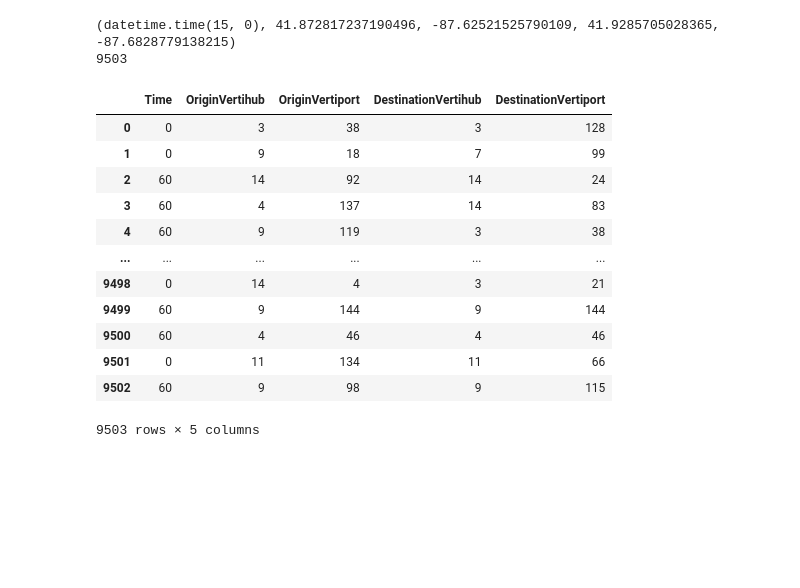
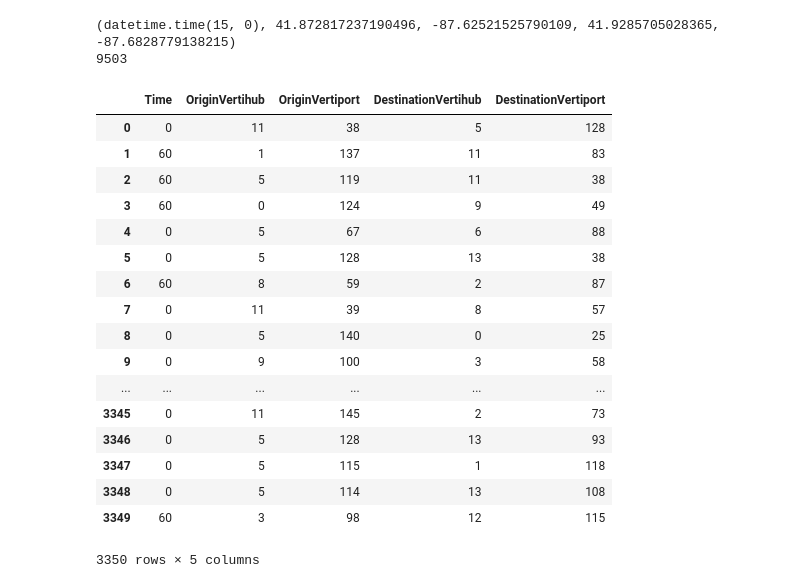
Before and after one commit to JoeMuff999/UAM-Planning-Toolkit, a Jupyter notebook: ops_limits_data_formatting.ipynb, the cells around one changed output. Cells and saved outputs as stored; diff of their text form; code cells hidden in the pictures; blank space fills up the shorter version.

```diff
--- a/ops_limits_data_formatting.ipynb
+++ b/ops_limits_data_formatting.ipynb
@@ -47,9 +53,19 @@ formatted_df = formatted_df[['long','lat','color']].to_numpy()
 kmeans = k_means(formatted_df, NUM_VERTIPORTS)
 # %% [output]
 [figure]
-# %%
-def duplicate_vertihub(vertihub_to_duplicate, num_duplications):
-    print('test')
+# %%
+def duplicate_vertihub(vertihub_to_duplicate: int, new_vertihub_number : int, num_duplications : int, vertihubs_to_vertiports, column_header : str):
+    # find the vertiports associated with the original vertihub
+    vertiports = []
+    for idx, vertihub in enumerate(vertihubs_to_vertiports['vertihub_0']):
+        if vertihub == vertihub_to_duplicate:
+            vertiports.append(idx)
+
+    for i in range(num_duplications):
+        for vertiport in vertiports:
+            vertihubs_to_vertiports[column_header + str(i+1)][vertiport] = new_vertihub_number
+            vertihubs_to_vertiports['num_vertihubs'][vertiport] += 1
+        new_vertihub_number += 1
 # %%
 # cluster centers = tower, cluster these towers for determing rendezvous points
 tower_locations = kmeans.cluster_centers_
@@ -105,7 +143,7 @@ import datetime
 
 
 TIME_RANGE_START = datetime.time(15,0,0)
-TIME_RANGE_END = datetime.time(15,1, 0)
+TIME_RANGE_END = datetime.time(15,MINUTES_OF_DATA, 0)
 # %%
 # convert to datetime.time objects
 trips_between_start_end = []
@@ -146,6 +184,7 @@ tower_to_rendezvous['tower'] = [i for i in range(NUM_VERTIPORTS)]
 
 formatted_trips = []
 min_time = datetime.datetime.combine(datetime.date.min, min(trips_between_start_end)[0])
+vertiport_trip_index = [0 for i in range(NUM_VERTIPORTS)] # default to 0 (vertihub_0).
 for trip in trips_between_start_end:
     time, origin_lat, origin_long, dest_lat, dest_long = trip
     origin = min([(ll_distance(origin_lat, origin_long, other_lat, other_long), tower)
@@ -165,29 +204,47 @@ for trip in trips_between_start_end:
     normalized_time_in_seconds = (datetime.datetime.combine(datetime.date.min, time) - min_time).seconds # each time step is one second
     origin_vertiport = origin[1]
     destination_vertiport = destination[1]
-    origin_vertihub = vertihubs_to_vertiports['vertihub'][origin_vertiport]
-    destination_vertihub = vertihubs_to_vertiports['vertihub'][destination_vertiport]
+    origin_vertihub = vertihubs_to_vertiports['vertihub_0'][origin_vertiport] #NOTE: the origin will never be one of the "additional" vertihubs -> this doesn't matter...yet
+      #NOTE: very weird. basically, later on when you use the trips, you end up dropping ones which have the same origin and destination vertihubs. Lets do this right now so that we don't end up with garbage date that we have to deal with later
+    # this fix accommadates for additional vertihubs
+    if origin_vertihub == vertihubs_to_vertiports['vertihub_0'][destination_vertiport]:
+      continue # dont add the trip!
+
+    # if vertihubs_to_vertiports['vertihub_' + str(vertiport_trip_index[destination_vertiport])][destination_vertiport] == -1:
+    #   vertiport_trip_index[destination_vertiport] = 0
+    assert(vertihubs_to_vertiports['vertihub_' + str(vertiport_trip_index[destination_vertiport])][destination_vertiport] != -1)
+    destination_vertihub = vertihubs_to_vertiports['vertihub_' + str(vertiport_trip_index[destination_vertiport])][destination_vertiport]
+
+    vertiport_trip_index[destination_vertiport] = (vertiport_trip_index[destination_vertiport] + 1)%vertihubs_to_vertiports['num_vertihubs'][destination_vertiport] # the modulo value (after the percent sign) is the number of vertihubs that this port is mapped to. Default is 1
+
+
 
     formatted_trips.append((normalized_time_in_seconds, origin_vertihub, origin_vertiport, destination_vertihub, destination_vertiport)) # seconds from start time of simulation
 # print (formatted_trips)
 # %%
 trips_df = pd.DataFrame(formatted_trips, columns=['Time', 'OriginVertihub','OriginVertiport', 'DestinationVertihub', 'DestinationVertiport'])
+path = 'data/Realtime/OpsLimits/trips_' + str(NUM_VERTIHUBS+total_additional_vertihubs) + '_minutes-' + str(MINUTES_OF_DATA)
 if USES_ADDITIONAL_VERTHUBS:
-    trips_df.to_csv('data/Realtime/OpsLimits/trips_' + str(NUM_VERTIHUBS) + '_additional_vhubs.csv', index=False)
+    trips_df.to_csv(path + '_additional_vhubs_' + str(total_additional_vertihubs) + '.csv', index=False)
 else:
-    trips_df.to_csv('data/Realtime/OpsLimits/trips_' + str(NUM_VERTIHUBS) + '.csv', index=False)
+    trips_df.to_csv(path + '.csv', index=False)
 trips_df
 # %% [output]
 |  | Time | OriginVertihub | OriginVertiport | DestinationVertihub | DestinationVertiport |
-| 0 | 0 | 3 | 38 | 3 | 128 |
-| 1 | 0 | 9 | 18 | 7 | 99 |
-| 2 | 60 | 14 | 92 | 14 | 24 |
-| 3 | 60 | 4 | 137 | 14 | 83 |
-| 4 | 60 | 9 | 119 | 3 | 38 |
+| 0 | 0 | 11 | 38 | 5 | 128 |
+| 1 | 60 | 1 | 137 | 11 | 83 |
+| 2 | 60 | 5 | 119 | 11 | 38 |
+| 3 | 60 | 0 | 124 | 9 | 49 |
+| 4 | 0 | 5 | 67 | 6 | 88 |
+| 5 | 0 | 5 | 128 | 13 | 38 |
+| 6 | 60 | 8 | 59 | 2 | 87 |
+| 7 | 0 | 11 | 39 | 8 | 57 |
+| 8 | 0 | 5 | 140 | 0 | 25 |
+| 9 | 0 | 9 | 100 | 3 | 58 |
 | ... | ... | ... | ... | ... | ... |
-| 9498 | 0 | 14 | 4 | 3 | 21 |
-| 9499 | 60 | 9 | 144 | 9 | 144 |
-| 9500 | 60 | 4 | 46 | 4 | 46 |
-| 9501 | 0 | 11 | 134 | 11 | 66 |
-| 9502 | 60 | 9 | 98 | 9 | 115 |
+| 3345 | 0 | 11 | 145 | 2 | 73 |
+| 3346 | 0 | 5 | 128 | 13 | 93 |
+| 3347 | 0 | 5 | 115 | 1 | 118 |
+| 3348 | 0 | 5 | 114 | 13 | 108 |
+| 3349 | 60 | 3 | 98 | 12 | 115 |
-9503 rows × 5 columns
+3350 rows × 5 columns
```
Also changed, not shown: parts of 3 cells of this notebook, 20 other files.
